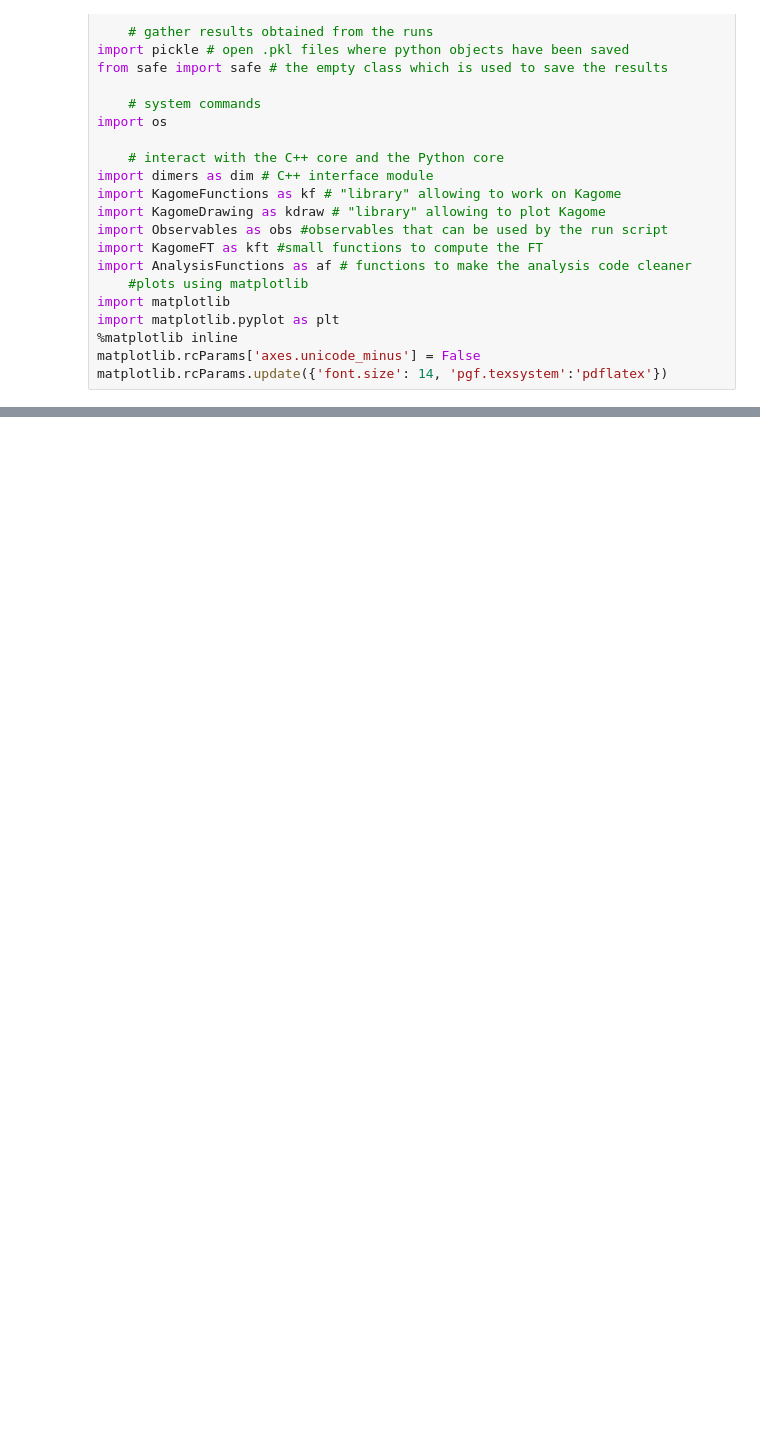
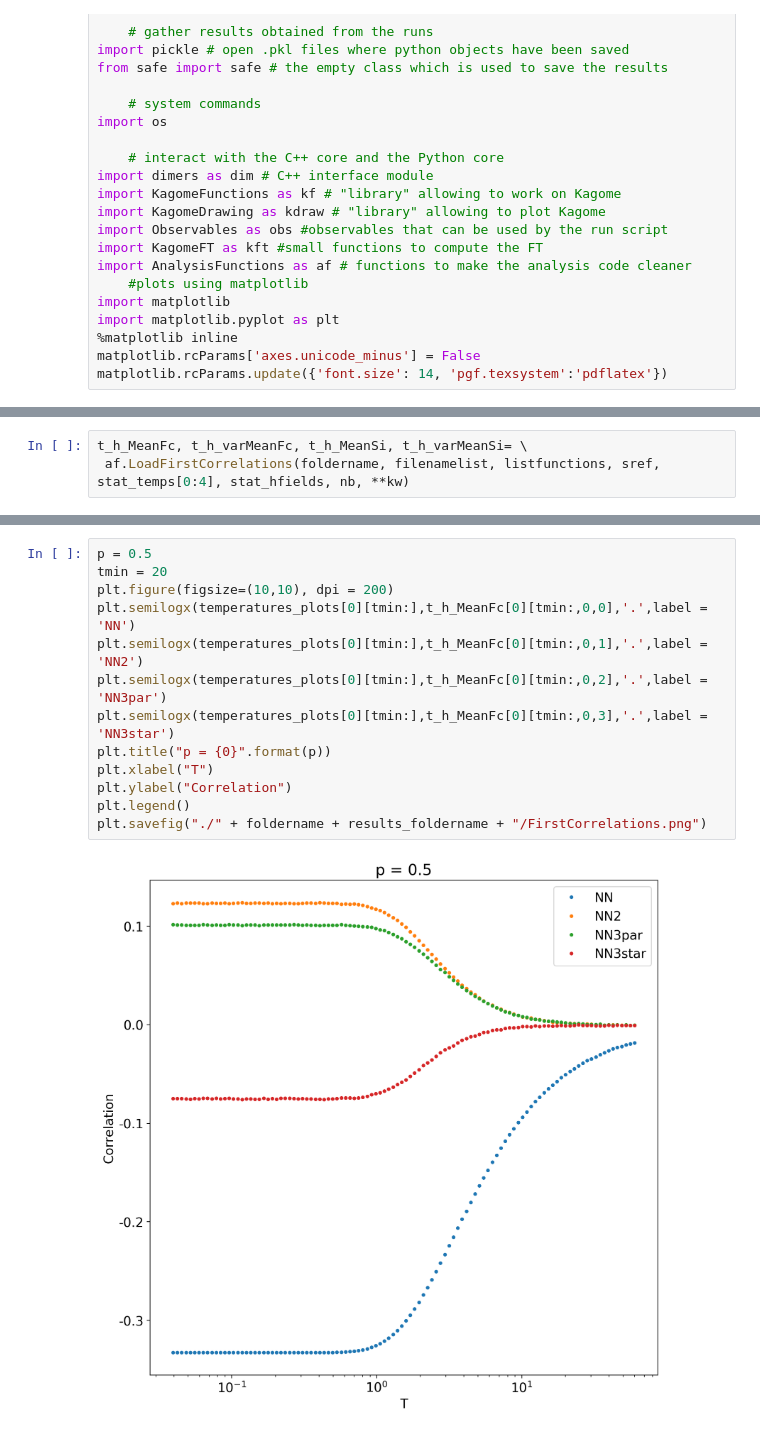
Before and after one commit to jeannecolbois/myopic-dual-worm, a Jupyter notebook: dualworm-kagome/AnalysisCode_PSI/AnalysisBasis_RoleOfFlippableSpins.ipynb, the cells around one changed output, grey strips where cells are left out. Drawn from its saved outputs; the diff is of its cells as text; blank space fills up the shorter version.

```diff
--- a/dualworm-kagome/AnalysisCode_PSI/AnalysisBasis_RoleOfFlippableSpins.ipynb
+++ b/dualworm-kagome/AnalysisCode_PSI/AnalysisBasis_RoleOfFlippableSpins.ipynb
@@ -60,4 +60,7 @@ nb  [512] num_in_bin  [128]
 [-0.66666667]
+# %%
+t_h_MeanFc, t_h_varMeanFc, t_h_MeanSi, t_h_varMeanSi= \
+ af.LoadFirstCorrelations(foldername, filenamelist, listfunctions, sref, stat_temps[0:4], stat_hfields, nb, **kw)
 # %%
 ###########################################
         ## ALGORITHM ANALYSIS ##
@@ -111,0 +115,15 @@ plt.show()
+# %%
+p = 0.5
+tmin = 20
+plt.figure(figsize=(10,10), dpi = 200)
+plt.semilogx(temperatures_plots[0][tmin:],t_h_MeanFc[0][tmin:,0,0],'.',label = 'NN')
+plt.semilogx(temperatures_plots[0][tmin:],t_h_MeanFc[0][tmin:,0,1],'.',label = 'NN2')
+plt.semilogx(temperatures_plots[0][tmin:],t_h_MeanFc[0][tmin:,0,2],'.',label = 'NN3par')
+plt.semilogx(temperatures_plots[0][tmin:],t_h_MeanFc[0][tmin:,0,3],'.',label = 'NN3star')
+plt.title("p = {0}".format(p))
+plt.xlabel("T")
+plt.ylabel("Correlation")
+plt.legend()
+plt.savefig("./" + foldername + results_foldername + "/FirstCorrelations.png")
+# %% [output]
+[figure, added]
```
Also changed, not shown: parts of 8 cells of this notebook, 4 other files.
